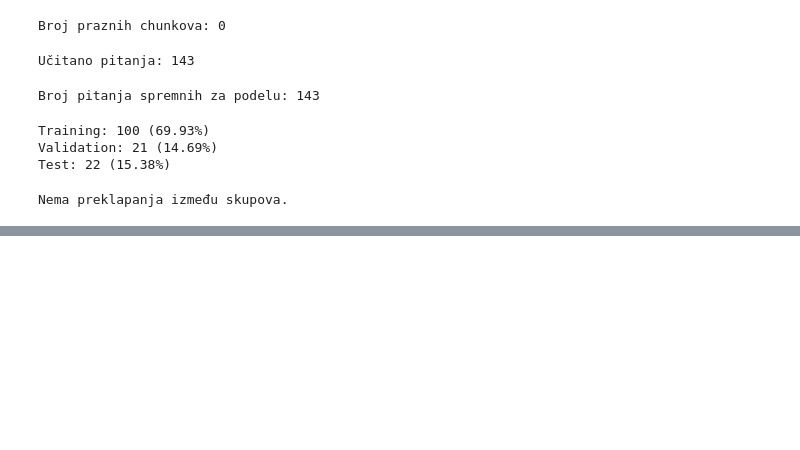
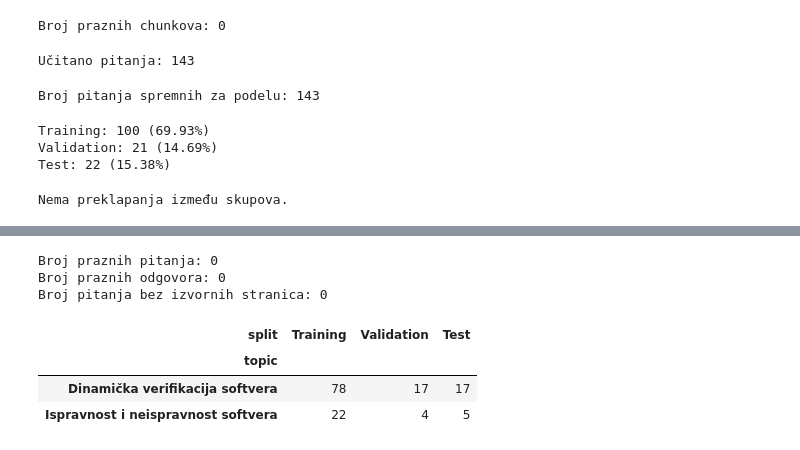
Before and after one commit to anjaanjaa10/Student-Question-Answering-from-Course-Materials, a Jupyter notebook: 03_proccessingSplitting.ipynb, the cells around one changed output, grey strips where cells are left out. Cells and saved outputs as stored; diff of their text form; code cells hidden in the pictures; blank space fills up the shorter version.

```diff
--- a/03_proccessingSplitting.ipynb
+++ b/03_proccessingSplitting.ipynb
@@ -332,3 +334,28 @@ assert len(
 print("Nema preklapanja između skupova.")
 # %% [output]
 Nema preklapanja između skupova.
+# %%
+train_df = pd.DataFrame(train_data)
+train_df["split"] = "Training"
+
+validation_df = pd.DataFrame(validation_data)
+validation_df["split"] = "Validation"
+
+test_df = pd.DataFrame(test_data)
+test_df["split"] = "Test"
+
+qa_df = pd.concat(
+    [
+        train_df,
+        validation_df,
+        test_df
+    ],
+    ignore_index=True
+)
+
+print(f"Ukupan broj primera: {len(qa_df)}")
+print(f"Broj atributa: {len(qa_df.columns)}")
+print("\nAtributi skupa:")
+
+for column in qa_df.columns:
+    print(f"- {column}")
@@ -334,0 +405,47 @@ Nema preklapanja između skupova.
+# %%
+empty_questions = sum(
+    not question.strip()
+    for question in qa_df["processed_question"].fillna("")
+)
+
+empty_answers = sum(
+    not answer.strip()
+    for answer in qa_df["processed_answer"].fillna("")
+)
+
+empty_source_pages = sum(
+    not isinstance(pages, list) or len(pages) == 0
+    for pages in qa_df["source_pages"]
+)
+
+print(f"Broj praznih pitanja: {empty_questions}")
+print(f"Broj praznih odgovora: {empty_answers}")
+print(f"Broj pitanja bez izvornih stranica: {empty_source_pages}")
+# %% [output]
+Broj praznih pitanja: 0
+Broj praznih odgovora: 0
+Broj pitanja bez izvornih stranica: 0
+# %%
+topic_distribution = (
+    qa_df
+    .groupby([
+        "topic",
+        "split"
+    ])
+    .size()
+    .unstack(fill_value=0)
+    .reindex(
+        columns=[
+            "Training",
+            "Validation",
+            "Test"
+        ]
+    )
+)
+
+topic_distribution
+# %% [output]
+| split | Training | Validation | Test |
+| topic |  |  |  |
+| Dinamička verifikacija softvera | 78 | 17 | 17 |
+| Ispravnost i neispravnost softvera | 22 | 4 | 5 |
```
Also changed, not shown: parts of 7 cells of this notebook.
